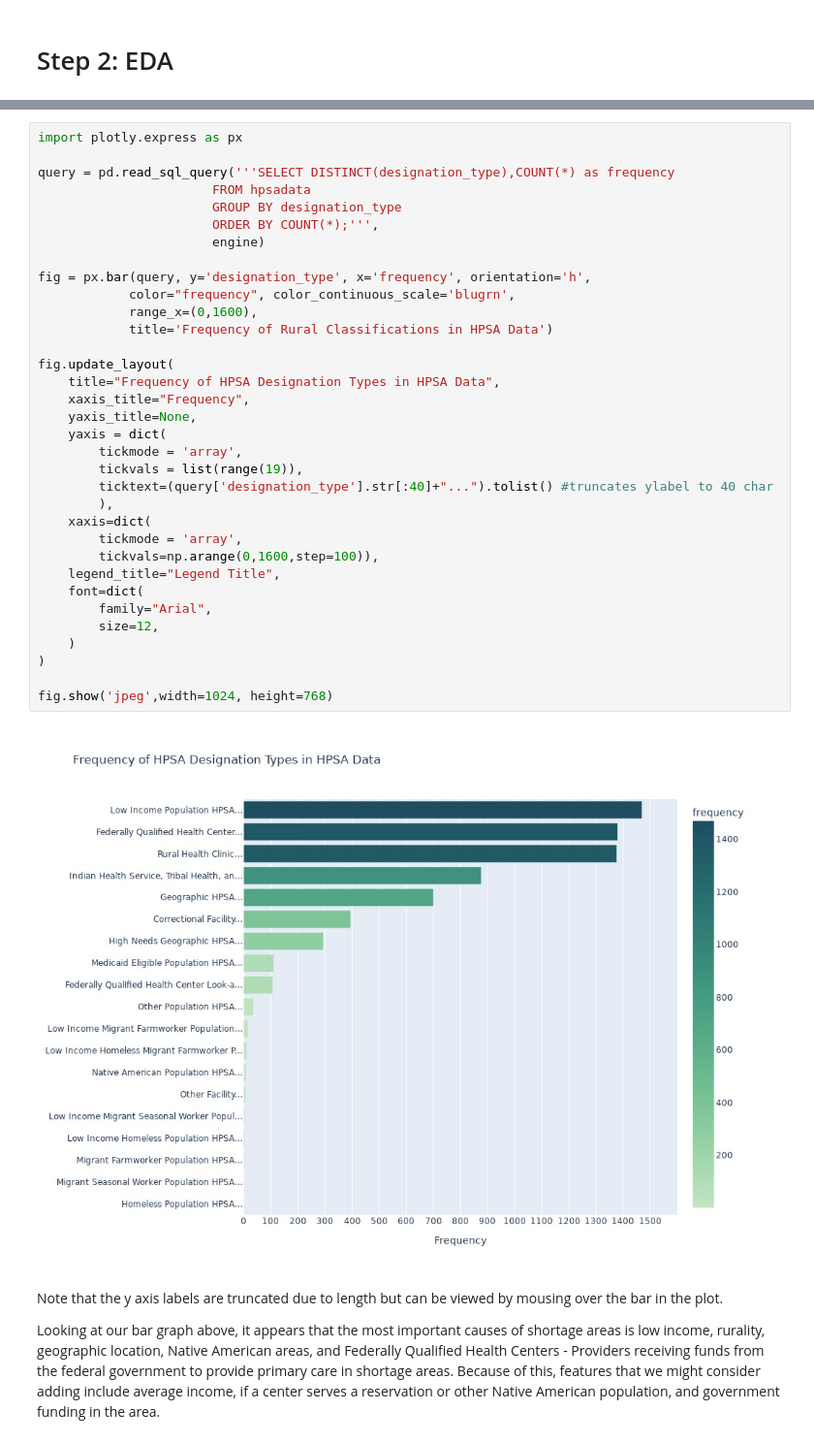
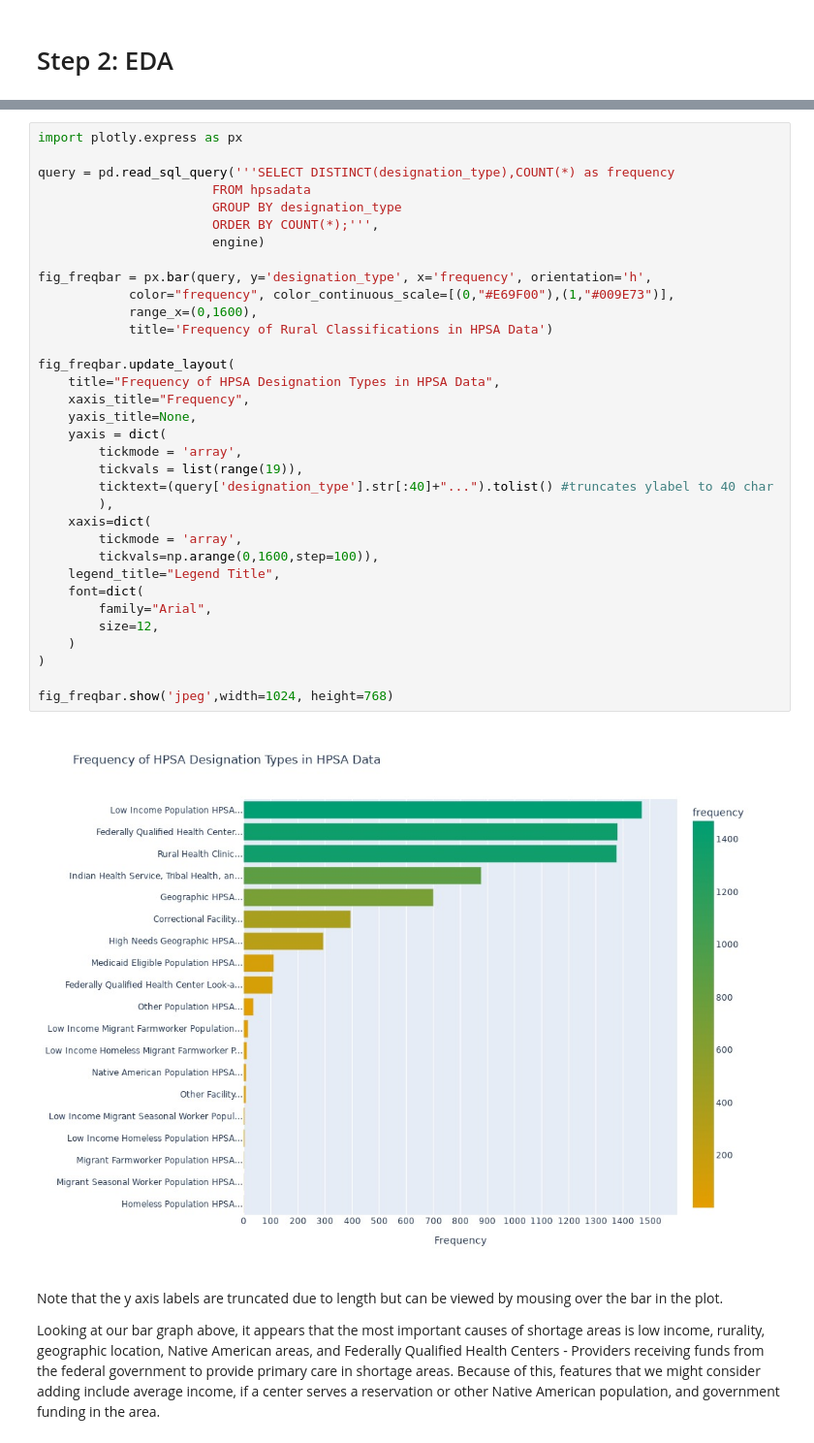
Before and after one commit to RandomMan0880/HPSA-Data, a Jupyter notebook: HPSA_Predictor.ipynb, the cells around one changed output, grey strips where cells are left out. Shown at 97% size. Drawn from its saved outputs; the diff is of its cells as text.

```diff
--- a/HPSA_Predictor.ipynb
+++ b/HPSA_Predictor.ipynb
@@ -232,38 +226,38 @@ Let's begin exploring our data! First, let's take a look at the HPSA Designation
 import plotly.express as px
 
 query = pd.read_sql_query('''SELECT DISTINCT(designation_type),COUNT(*) as frequency
                        FROM hpsadata
                        GROUP BY designation_type
                        ORDER BY COUNT(*);''',
                        engine)
 
-fig = px.bar(query, y='designation_type', x='frequency', orientation='h',
-            color="frequency", color_continuous_scale='blugrn',
+fig_freqbar = px.bar(query, y='designation_type', x='frequency', orientation='h',
+            color="frequency", color_continuous_scale=[(0,"#E69F00"),(1,"#009E73")],
             range_x=(0,1600),
             title='Frequency of Rural Classifications in HPSA Data')
 
-fig.update_layout(
+fig_freqbar.update_layout(
     title="Frequency of HPSA Designation Types in HPSA Data",
     xaxis_title="Frequency",
     yaxis_title=None,
     yaxis = dict(
         tickmode = 'array',
         tickvals = list(range(19)),
         ticktext=(query['designation_type'].str[:40]+"...").tolist() #truncates ylabel to 40 char
         ),
     xaxis=dict(
         tickmode = 'array',
         tickvals=np.arange(0,1600,step=100)),
     legend_title="Legend Title",
     font=dict(
         family="Arial",
         size=12,
     )
 )
 
-fig.show('jpeg',width=1024, height=768)
+fig_freqbar.show('jpeg',width=1024, height=768)
 # %% [output]
-[figure, old version]
+[figure, new version]
 # %% [markdown]
 Note that the y axis labels are truncated due to length but can be viewed by mousing over the bar in the plot.
 
```
Also changed, not shown: parts of 30 cells of this notebook.
